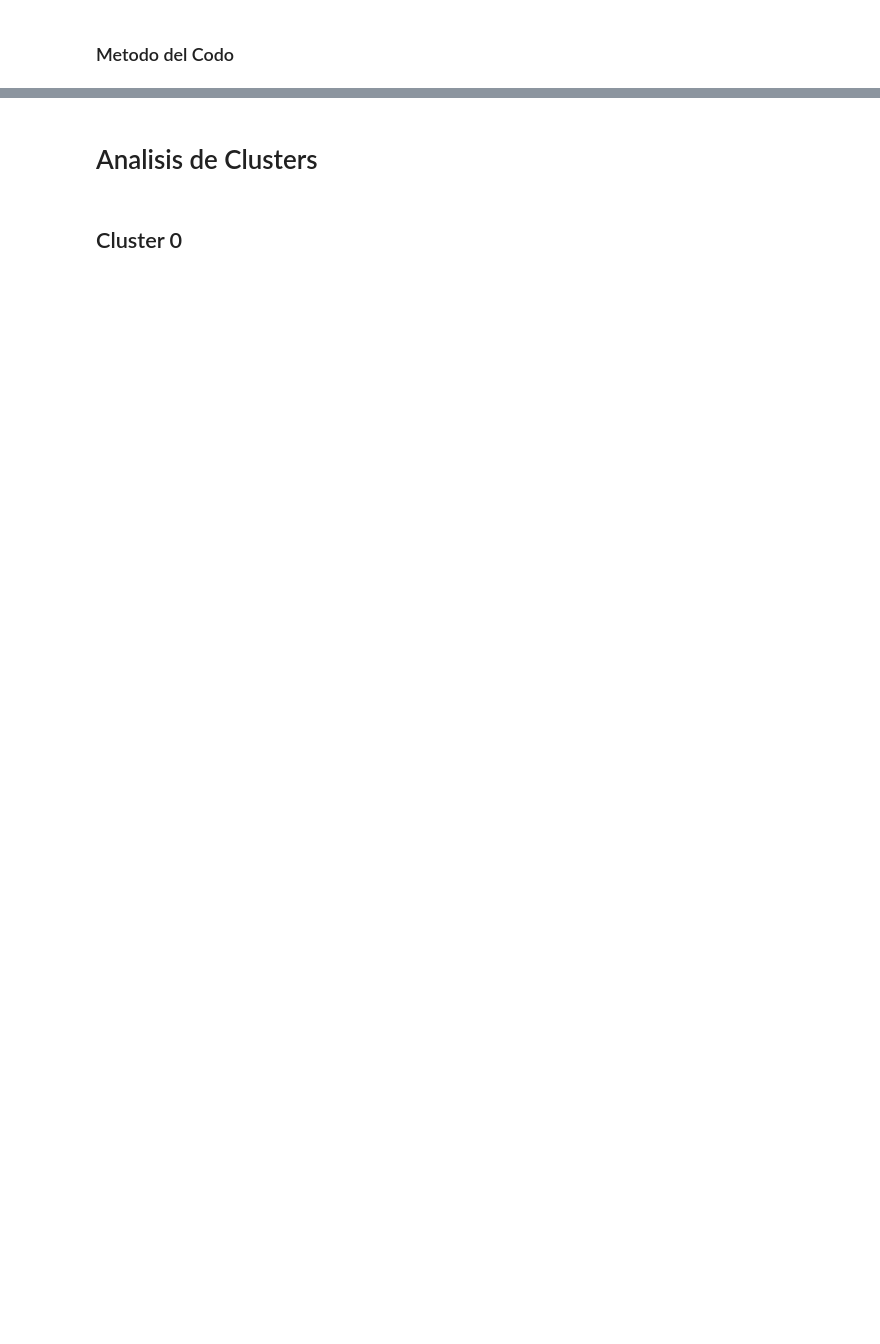
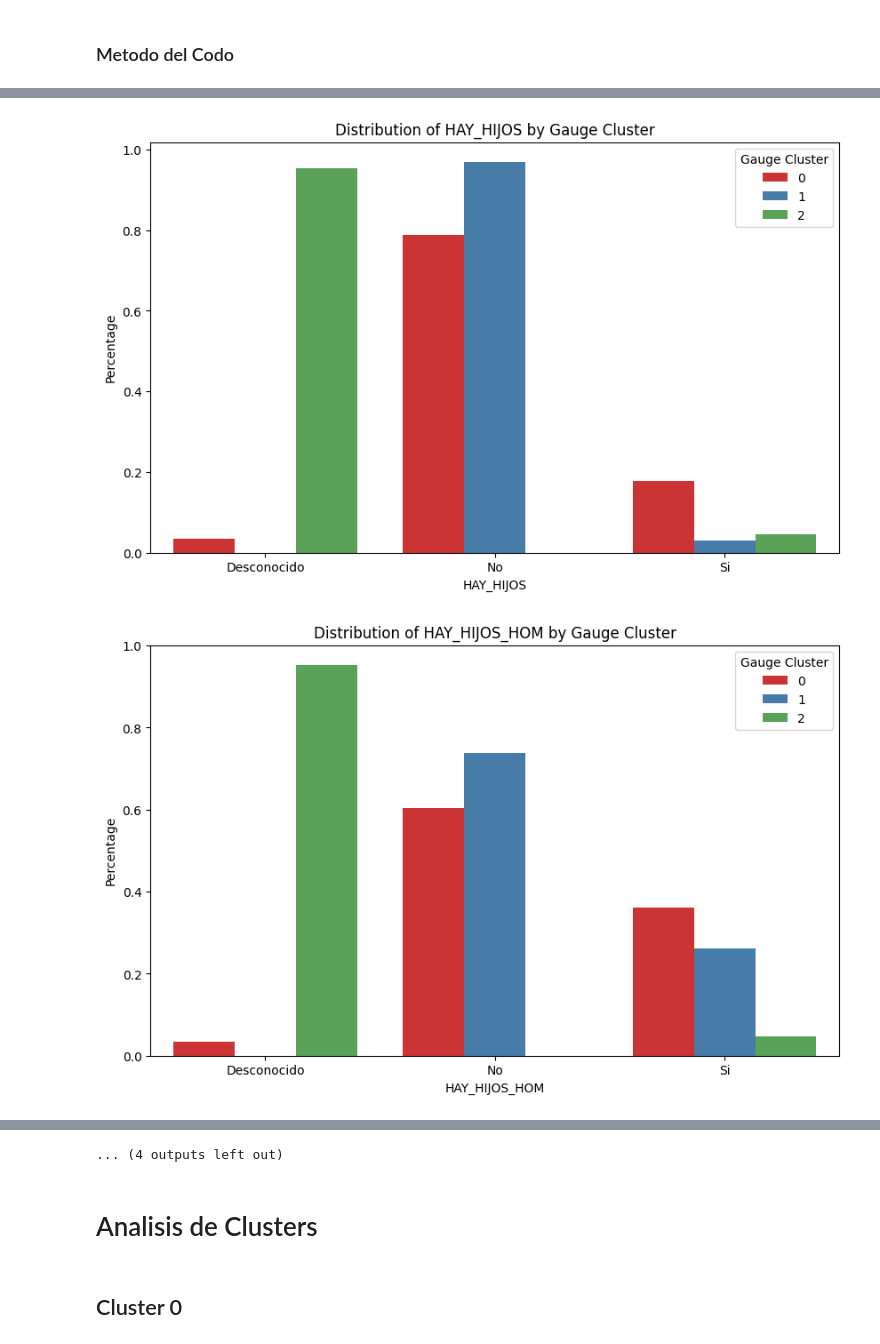
Before and after one commit to chamale-rac/data-mining-project, a Jupyter notebook: gauge_clustering.ipynb, the cells around one changed output, grey strips where cells are left out. Drawn from its saved outputs; the diff is of its cells as text; code cells hidden in the pictures; blank space fills up the shorter version.

```diff
--- a/gauge_clustering.ipynb
+++ b/gauge_clustering.ipynb
@@ -271,0 +232,27 @@ plt.show()
+# %%
+import seaborn as sns
+import matplotlib.pyplot as plt
+
+# Función para crear gráficos de barras con porcentajes para cada columna categórica
+def plot_categorical_distribution(df, column, cluster_col='Gauge Cluster'):
+    # Calculamos el porcentaje de cada categoría dentro de cada cluster
+    counts = df.groupby([cluster_col, column]).size().unstack().fillna(0)
+    percentages = counts.div(counts.sum(axis=1), axis=0).stack().reset_index(name='percentage')
+
+    # Creamos el gráfico
+    plt.figure(figsize=(10, 6))
+    sns.barplot(data=percentages, x=column, y='percentage', hue=cluster_col, palette='Set1')
+    plt.title(f'Distribution of {column} by {cluster_col}')
+    plt.xlabel(column)
+    plt.ylabel('Percentage')
+    plt.legend(title=cluster_col)
+    plt.show()
+
+categorical_columns = categoric_df.columns[:-1]
+
+# Creamos gráficos de barras para cada columna categórica
+for col in categorical_columns:
+    plot_categorical_distribution(categoric_df, col)
+# %% [output]
+[figure, added]
+[figure, added]
@@ -271,0 +269 @@ plt.show()
+... (4 outputs left out)
```
Also changed, not shown: parts of 38 cells of this notebook.
